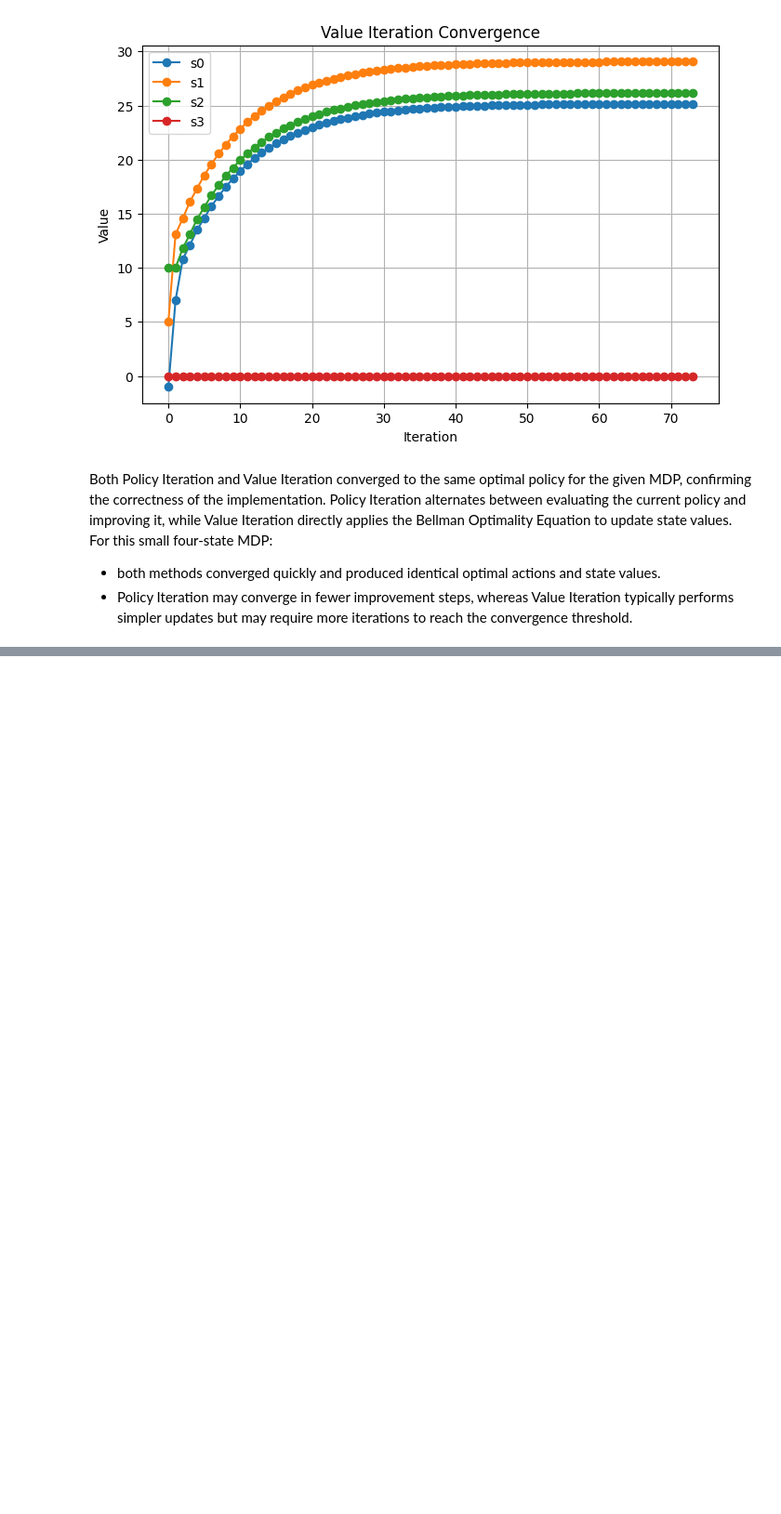
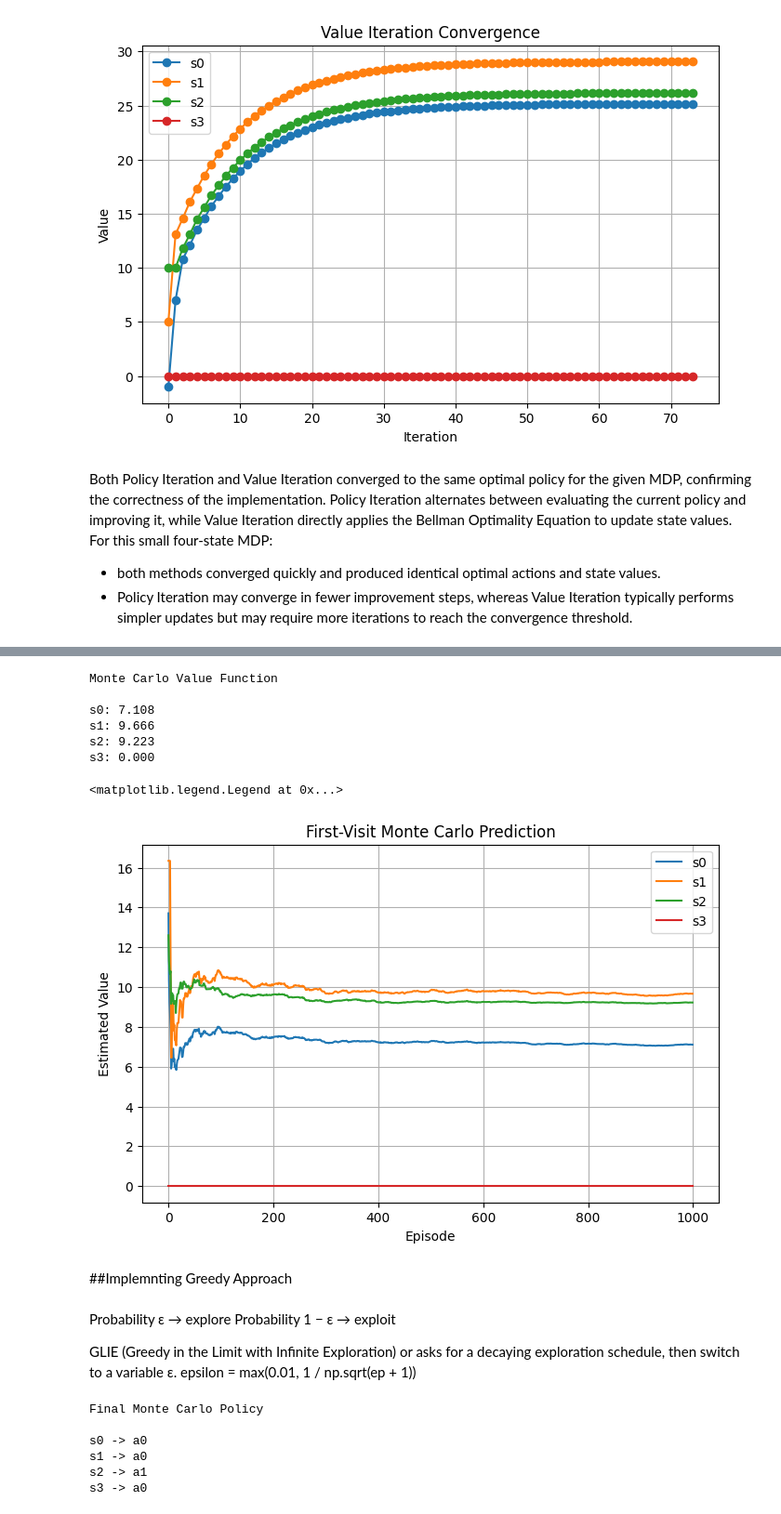
Before and after one commit to Adimaster1/RL-jx, a Jupyter notebook: MDP-assignment.ipynb, the cells around one changed output, grey strips where cells are left out. Shown at 93% size. Saved outputs shown, nothing was run; the diff lists cells and outputs as text; code cells hidden in the pictures; blank space fills up the shorter version.

Commit message:
Finished with MC along with greedy implemntation

```diff
--- a/MDP-assignment.ipynb
+++ b/MDP-assignment.ipynb
@@ -418,7 +419,7 @@ def simulate_episode(mdp, max_length=10):
 
     return trajectory, total_return
 # %%
-def simulate_episodes(mdp, num_episodes=10, max_length=10):
+def simulate_episodes(mdp, num_episodes=1000, max_length=1000):
 
     returns = []
 
@@ -453,8 +454,8 @@ mdp = MDP()
 
 returns = simulate_episodes(
     mdp,
-    num_episodes=10,
-    max_length=10
+    num_episodes=1000,
+    max_length=1000
 )
 # %% [output]
 Reached terminal state: s3
@@ -494,6 +495,7 @@ def iterative_policy_evaluation(mdp, gamma=0.9, theta=0.001):
 
     iteration = 0
     history = []
+    value_history = []
 
     while True:
 
@@ -537,7 +539,7 @@ def iterative_policy_evaluation(mdp, gamma=0.9, theta=0.001):
         if delta < theta:
             break
 
-    return V, history
+    return V, history, value_history
 # %%
 def print_value_iterations(history):
 
@@ -910,0 +962,5 @@ For this small four-state MDP:
+# %%
+V_mc, history = first_visit_mc_prediction(
+    mdp,
+    episodes=1000
+)
@@ -910,0 +985,41 @@ For this small four-state MDP:
+# %%
+print("\nMonte Carlo Value Function\n")
+
+for i in range(mdp.n_states):
+
+    print(
+        f"{mdp.states[i].name}: {V_mc[i]:.3f}"
+    )
+# %% [output]
+Monte Carlo Value Function
+
+s0: 7.108
+s1: 9.666
+s2: 9.223
+s3: 0.000
+# %%
+history = np.array(history)
+
+plt.figure(figsize=(8,5))
+
+for s in range(mdp.n_states):
+
+    plt.plot(
+        history[:, s],
+        label=mdp.states[s].name
+    )
+
+plt.xlabel("Episode")
+
+plt.ylabel("Estimated Value")
+
+plt.title("First-Visit Monte Carlo Prediction")
+
+plt.grid(True)
+
+plt.legend()
+# %% [output]
+<matplotlib.legend.Legend at 0x...>
+[figure, added]
+# %% [markdown]
+##Implemnting Greedy Approach
@@ -910,0 +1037,6 @@ For this small four-state MDP:
+# %% [markdown]
+Probability ε → explore
+Probability 1 − ε → exploit
+
+GLIE (Greedy in the Limit with Infinite Exploration) or asks for a decaying exploration schedule, then switch to a variable ε.
+epsilon = max(0.01, 1 / np.sqrt(ep + 1))
@@ -910,0 +1203,16 @@ For this small four-state MDP:
+# %%
+print("\nFinal Monte Carlo Policy\n")
+
+for s in range(mdp.n_states):
+
+    print(
+        f"{mdp.states[s].name} -> "
+        f"{mdp.actions[policy_mc[s]]}"
+    )
+# %% [output]
+Final Monte Carlo Policy
+
+s0 -> a0
+s1 -> a0
+s2 -> a1
+s3 -> a0
```
Also changed, not shown: parts of 25 cells of this notebook.
